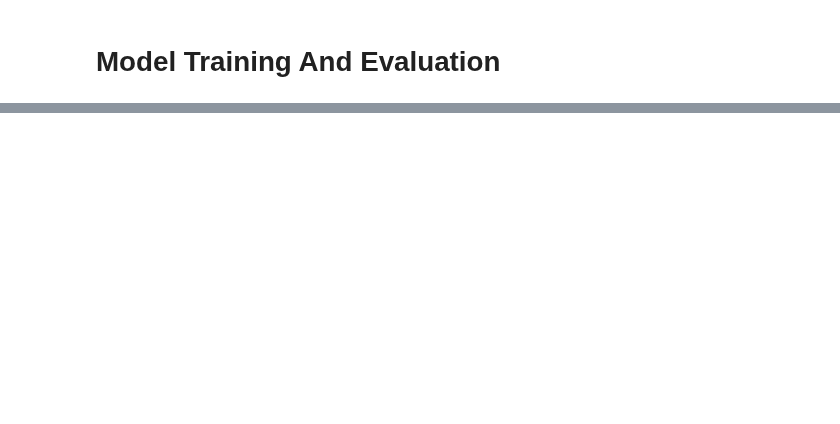
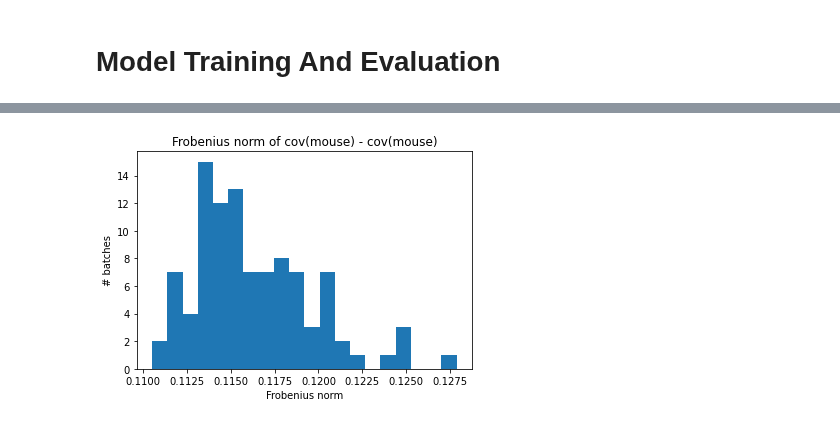
Before and after one commit to hahntrn/da-benchmarking, a Jupyter notebook: src-ha/check_covariance.ipynb, the cells around one changed output, grey strips where cells are left out. Drawn from its saved outputs; the diff is of its cells as text; code cells hidden in the pictures; blank space fills up the shorter version.

```diff
--- a/src-ha/check_covariance.ipynb
+++ b/src-ha/check_covariance.ipynb
@@ -393,0 +198,8 @@ Training...
+# %%
+plt.hist(mm, bins=20)
+plt.title('Frobenius norm of cov(mouse) - cov(mouse)')
+plt.xlabel('Frobenius norm')
+plt.ylabel('# batches')
+plt.savefig('cov-mm.jpg')
+# %% [output]
+[figure, added]
```
Also changed, not shown: parts of 19 cells of this notebook, 24 other files.
